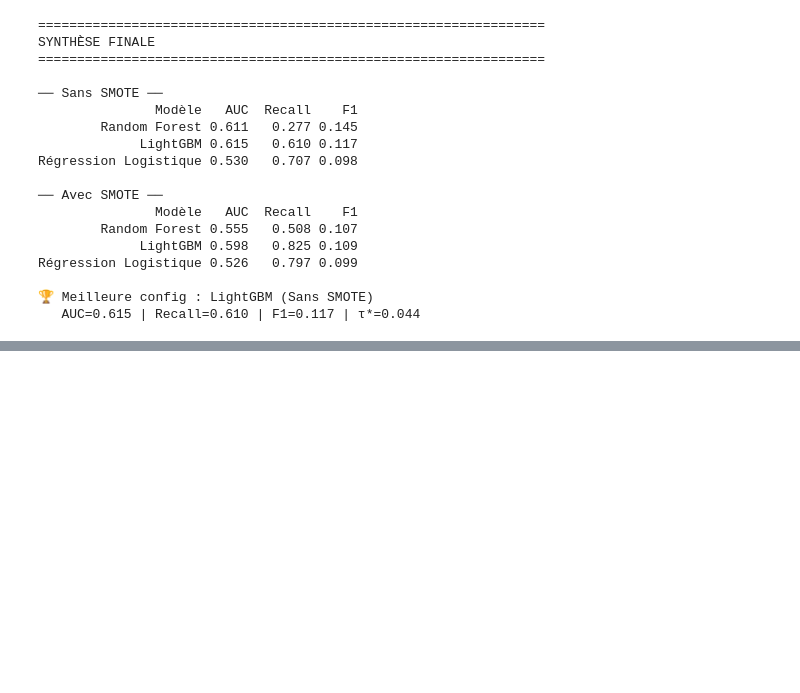
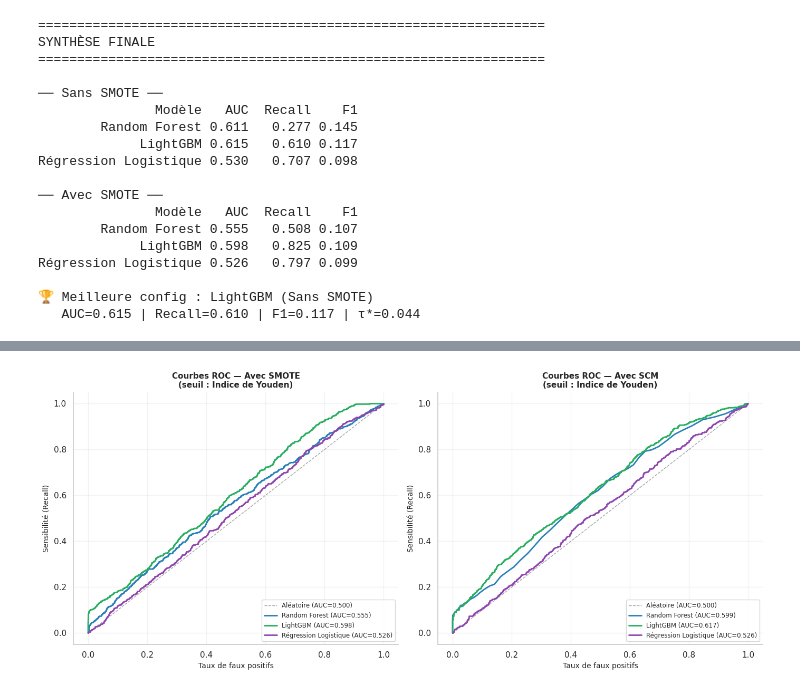
Before and after one commit to Lanier777/PROJET_STATAPP_MILLIMAN, a Jupyter notebook: Analyses_descriptives/Mise_a_jours_stat_desc.ipynb, the cells around one changed output, grey strips where cells are left out. Saved outputs shown, nothing was run; the diff lists cells and outputs as text; code cells hidden in the pictures; blank space fills up the shorter version.

Commit message:
tests avec bon AUC

```diff
--- a/Analyses_descriptives/Mise_a_jours_stat_desc.ipynb
+++ b/Analyses_descriptives/Mise_a_jours_stat_desc.ipynb
@@ -758,0 +859,18 @@ Régression Logistique 0.526   0.797 0.099
+# %%
+fig, axes = plt.subplots(1, 2, figsize=(14, 6))
+for ax, pname in zip(axes, ['Avec SMOTE', 'Avec SCM']):
+    ax.plot([0,1],[0,1],'k--', alpha=0.4, linewidth=1, label='Aléatoire (AUC=0.500)')
+    for r in [res for res in all_results if res['Protocole'] == pname]:
+        ax.plot(r['_fpr'], r['_tpr'], color=COLORS[r['Modèle']], linewidth=2,
+                label=f"{r['Modèle']} (AUC={r['AUC']:.3f})")
+    ax.set_xlabel('Taux de faux positifs', fontsize=10)
+    ax.set_ylabel('Sensibilité (Recall)', fontsize=10)
+    ax.set_title(f'Courbes ROC — {pname}\n(seuil : Indice de Youden)',
+                 fontsize=11, fontweight='bold')
+    ax.legend(fontsize=8.5, loc='lower right', frameon=True)
+    ax.grid(True, alpha=0.25)
+    ax.spines[['top','right']].set_visible(False)
+plt.tight_layout()
+plt.show()
+# %% [output]
+[figure, added]
```
Also changed, not shown: parts of 7 cells of this notebook, 3 other files.
